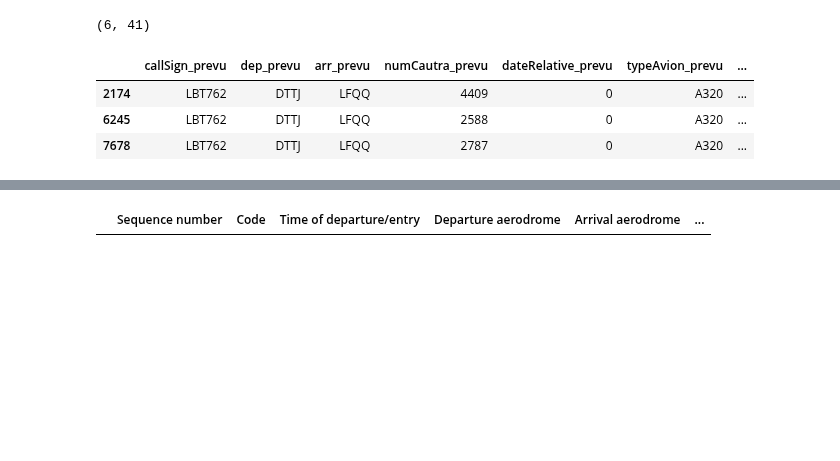
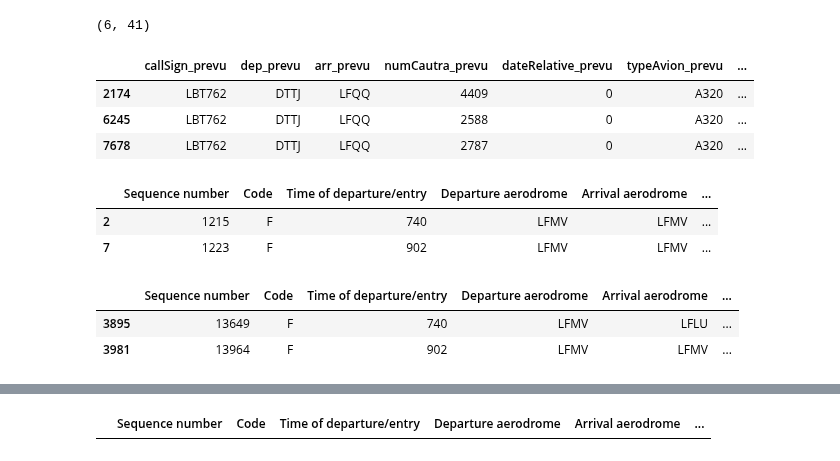
Before and after one commit to ittaldias/redevance, a Jupyter notebook: notebook/test_comparaison.ipynb, the cells around one changed output, grey strips where cells are left out. Saved outputs shown, nothing was run; the diff lists cells and outputs as text; code cells hidden in the pictures; blank space fills up the shorter version.

```diff
--- a/notebook/test_comparaison.ipynb
+++ b/notebook/test_comparaison.ipynb
@@ -1377,3 +1384,15 @@ jour_2[jour_2['callSign_prevu']=='LBT762']
 | 2174 | LBT762 | DTTJ | LFQQ | 4409 | 0 | A320 | ... |
 | 6245 | LBT762 | DTTJ | LFQQ | 2588 | 0 | A320 | ... |
 | 7678 | LBT762 | DTTJ | LFQQ | 2787 | 0 | A320 | ... |
+# %%
+ABACUS_Mars[ABACUS_Mars['Flight identification']=='FGAGG    ']
+# %% [output]
+|  | Sequence number | Code | Time of departure/entry | Departure aerodrome | Arrival aerodrome | ... |
+| 2 | 1215 | F | 740 | LFMV | LFMV | ... |
+| 7 | 1223 | F | 902 | LFMV | LFMV | ... |
+# %%
+jour_cible[jour_cible['Flight identification']=='FGAGG    ']
+# %% [output]
+|  | Sequence number | Code | Time of departure/entry | Departure aerodrome | Arrival aerodrome | ... |
+| 3895 | 13649 | F | 740 | LFMV | LFLU | ... |
+| 3981 | 13964 | F | 902 | LFMV | LFMV | ... |
```
Also changed, not shown: parts of 7 cells of this notebook, 2 other files.
